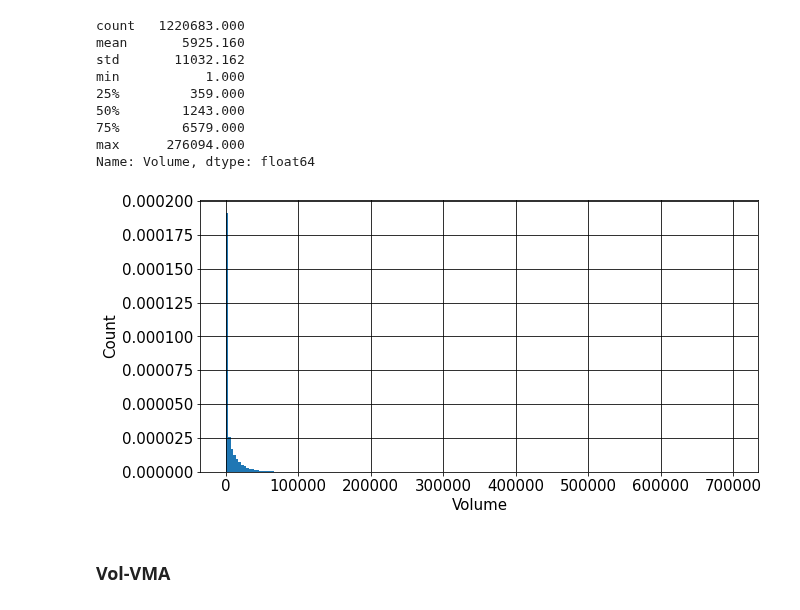
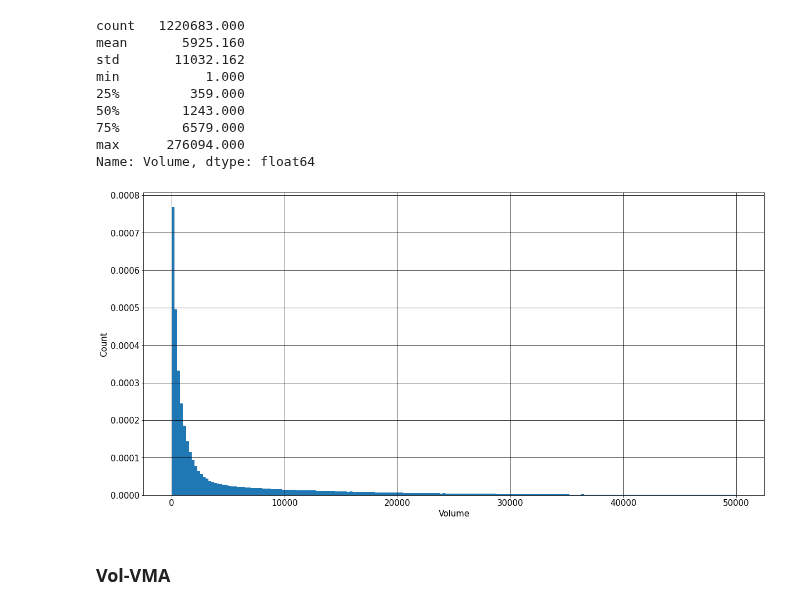
Before and after one commit to ReeseMcD989/MSBA-Capstone, a Jupyter notebook: Back-testing_ES_MSBA_Capstone.ipynb, the cells around one changed output. Drawn from its saved outputs; the diff is of its cells as text; code cells hidden in the pictures.

```diff
--- a/Back-testing_ES_MSBA_Capstone.ipynb
+++ b/Back-testing_ES_MSBA_Capstone.ipynb
@@ -1063,15 +1064,15 @@ max      276094.000
 Name: Volume, dtype: float64
 # %%
 plt.rcParams.update({'font.size': 15})
-fig, axis = plt.subplots(figsize =(10, 5))
-axis.hist(ES['Volume'], bins = 200, range = (0,700000), density = True, log = False)
+fig, axis = plt.subplots(figsize =(20, 10))
+axis.hist(ES['Volume'], bins = 200, range = (0,50000), density = True, log = False)
 plt.ylabel('Count')
 plt.xlabel('Volume')
 plt.grid(True)
 # Displaying the graph
 plt.show()
 # %% [output]
-[figure, old version]
+[figure, new version]
 # %% [markdown]
 ### Vol-VMA
 # %%
```
Also changed, not shown: parts of 28 cells of this notebook.
